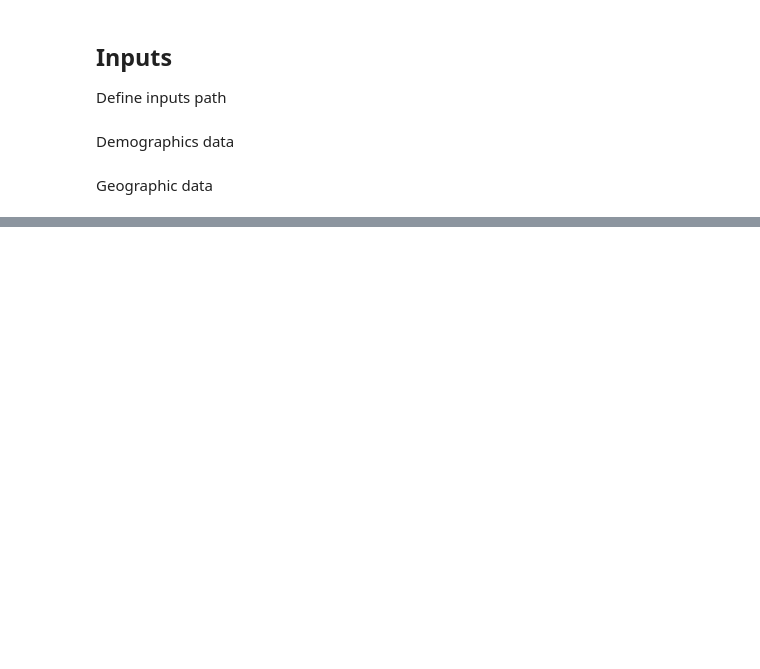
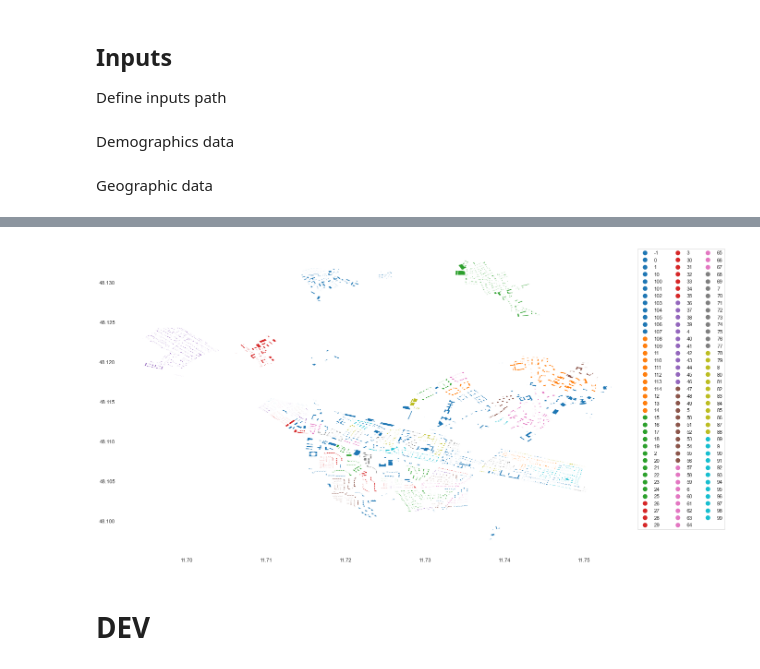
Before and after one commit to o0oBluePhoenixo0o/CheapAtlas, a Jupyter notebook: notebooks/3_buildings_classification.ipynb, the cells around one changed output, grey strips where cells are left out. Saved outputs shown, nothing was run; the diff lists cells and outputs as text; code cells hidden in the pictures; blank space fills up the shorter version.

```diff
--- a/notebooks/3_buildings_classification.ipynb
+++ b/notebooks/3_buildings_classification.ipynb
@@ -115,0 +247,11 @@ Ester, M. (2019). A density-based algorithm for discovering clusters in large sp
+# %%
+# Plot
+ax =   df_geo.plot(column='building_block',
+                   markersize=3,
+                   figsize=(20,20),
+                   legend=True,
+                   legend_kwds=dict(loc='upper left', ncol=3, bbox_to_anchor=(1, 1)))
+# %% [output]
+[figure, added]
+# %% [markdown]
+# DEV
```
Also changed, not shown: parts of 35 cells of this notebook, 4 other files.
